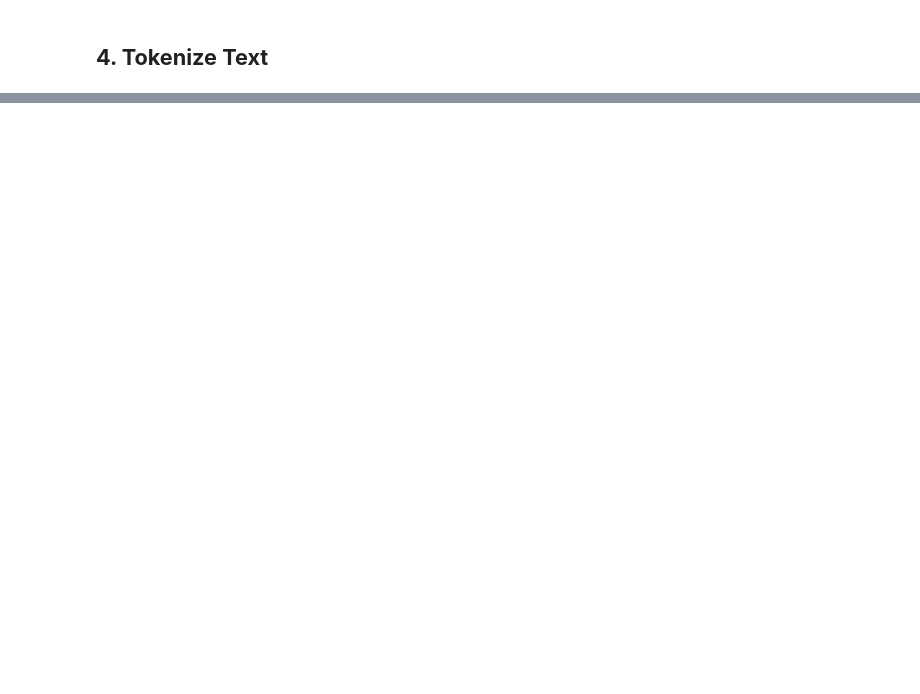
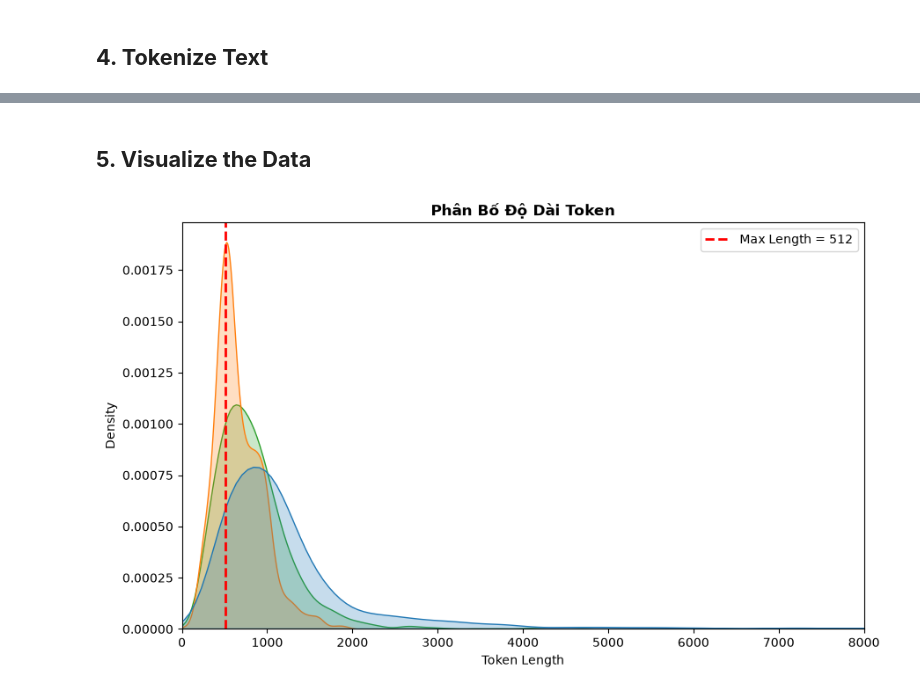
Before and after one commit to deckardLong/ai-content-detection, a Jupyter notebook: notebooks/02_preprocessing.ipynb, the cells around one changed output, grey strips where cells are left out. Saved outputs shown, nothing was run; the diff lists cells and outputs as text; code cells hidden in the pictures; blank space fills up the shorter version.

Commit message:
Add tokenize text step

```diff
--- a/notebooks/02_preprocessing.ipynb
+++ b/notebooks/02_preprocessing.ipynb
@@ -41,3 +43,13 @@ it_ai_human_df.head()
 | 4 | https://quantrimang.com/cong-nghe... | quantrimang | Bá Điền | 2026-04-01 | Để có thể xem lại những bài viết ... | Để xem lại tin Facebook đã đăng t... | rewrited | 1 | ... |
 # %% [markdown]
 ## **4. Tokenize Text**
+# %%
+it_ai_human_df['tokens'] = it_ai_human_df['cleaned_text'].apply(
+    lambda x: tokenizer.tokenizer(
+        x,
+        max_length=512,
+        truncation=True,
+        padding='max_length',
+        return_tensors='pt'
+    )['input_ids']
+)
@@ -43,0 +65,38 @@ it_ai_human_df.head()
+# %% [markdown]
+## **5. Visualize the Data**
+# %%
+# Create token_length to visualize comparing with max_length
+it_ai_human_df['token_length'] = it_ai_human_df['cleaned_text'].apply(
+    lambda x: len(
+        tokenizer.tokenizer(
+            x,
+            truncation=False,
+            padding=False
+        )['input_ids']
+    )
+)
+# %%
+plt.figure(figsize=(10, 6))
+sns.kdeplot(
+    data=it_ai_human_df,
+    x='token_length',
+    hue='generated_type',
+    fill=True,
+    common_norm=False
+)
+plt.axvline(
+    x=512,
+    color='red',
+    linestyle='--',
+    linewidth=2,
+    label='Max Length = 512'
+)
+plt.title('Phân Bố Độ Dài Token', fontweight='bold')
+plt.xlabel('Token Length')
+plt.xlim(0, 8000)
+plt.ylabel('Density')
+plt.legend()
+plt.savefig('../figures/preprocessing/token_length_kde_plot.png')
+plt.show()
+# %% [output]
+[figure, added]
```
Also changed, not shown: parts of 2 cells of this notebook, 2 other files.
